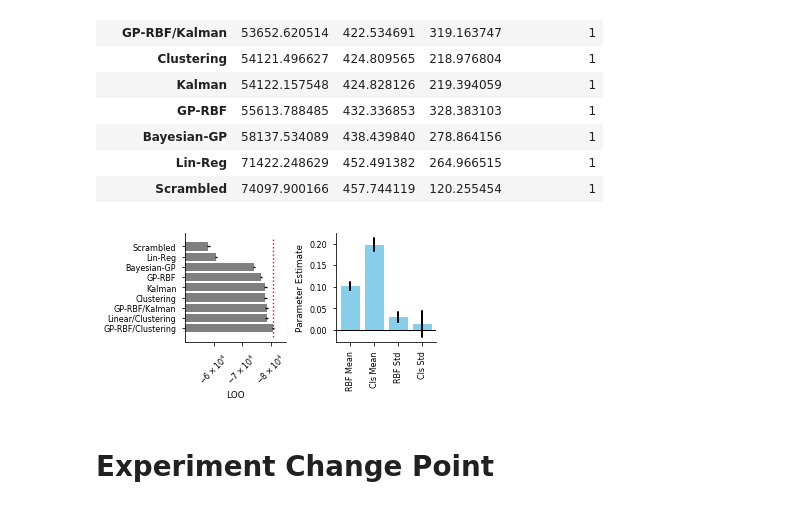
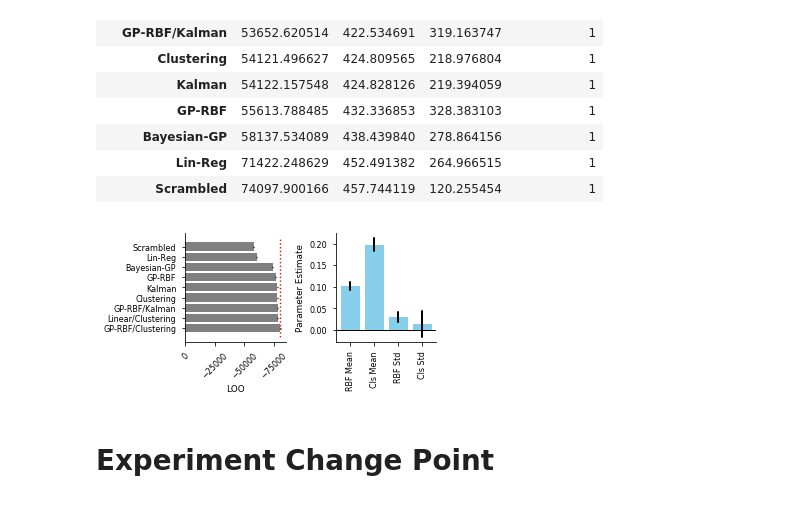
Before and after one commit to nicktfranklin/StructuredBandits, a Jupyter notebook: Model Fits and Parameter plots.ipynb, the cells around one changed output. Cells and saved outputs as stored; diff of their text form; code cells hidden in the pictures.

```diff
--- a/Model Fits and Parameter plots.ipynb
+++ b/Model Fits and Parameter plots.ipynb
@@ -32,7 +32,7 @@ n = len(pd.read_csv('Data/exp_linear/rbfpred.csv')) # n_subj * n_trails_per_subj
 n_arms = 8
 chance_loo = -2 * n * np.log(1. / n_arms)
 # %%
-def plot_results(loo, summary):
+def plot_results(loo, summary, chance_loo):
     fig, axes = plt.subplots(1, 2, figsize=fig_size, gridspec_kw=dict(wspace=0.5))
     ax = axes[0]
     min_loo = np.min(loo.LOO - chance_loo)
@@ -51,43 +51,43 @@ def plot_results(loo, summary):
         ylb, yub = plt.gca().get_ylim()
 
         ax.plot([min_loo, min_loo],[ylb, yub], 'r:')
-        ax.set_xlim([-50000, xlb])
+        ax.set_xlim([xub, xlb])
         sns.despine()
 
-        ax.set_xticks([-80000., -70000.,  -60000.])
-        ax.set_xticklabels([r'$-8\times10^4$', r'$-7\times10^4$',
-                            r'$-6\times10^4$'])
+#         ax.set_xticks([-80000., -70000.,  -60000.])
+#         ax.set_xticklabels([r'$-8\times10^4$', r'$-7\times10^4$',
+#                             r'$-6\times10^4$'])
         ax.set_xlabel('LOO')
         plt.xticks(rotation=45)
 
         #### second plot
         ax = axes[1]
         plt.sca(ax)
 
         vars_  = ['mu_beta_rbf_mean', 'mu_beta_cls_mean',
                   'mu_beta_rbf_stdv', 'mu_beta_cls_stdv',]
         labels = ['RBF Mean', 'Cls Mean', 'RBF Std', 'Cls Std']
 
         y = summary.loc[vars_, 'mean'].values
         plt.bar(range(4), y, color='skyblue')
 
         for ii, b in enumerate(vars_):
             ylb = summary.loc[b, 'hpd_2.5']
             yub = summary.loc[b, 'hpd_97.5']
             ax.plot([ii,ii], [ylb, yub], 'k', linewidth=2)
         plt.xticks(range(len(y)))
         ax.set_xticklabels(labels)
 
         ax.axhline(y=0, color='k', linewidth=1)
 
         plt.ylabel('Parameter Estimate')
         plt.xticks(rotation=90)
         ax.xaxis.label.set_visible(False)
         return fig
 
-_ = plot_results(loo, summary)
+_ = plot_results(loo, summary, chance_loo)
 # %% [output]
-[figure, old version]
+[figure, new version]
 # %% [markdown]
 # Experiment Change Point
 # %%
```
Also changed, not shown: parts of 9 cells of this notebook, 21 other files.
